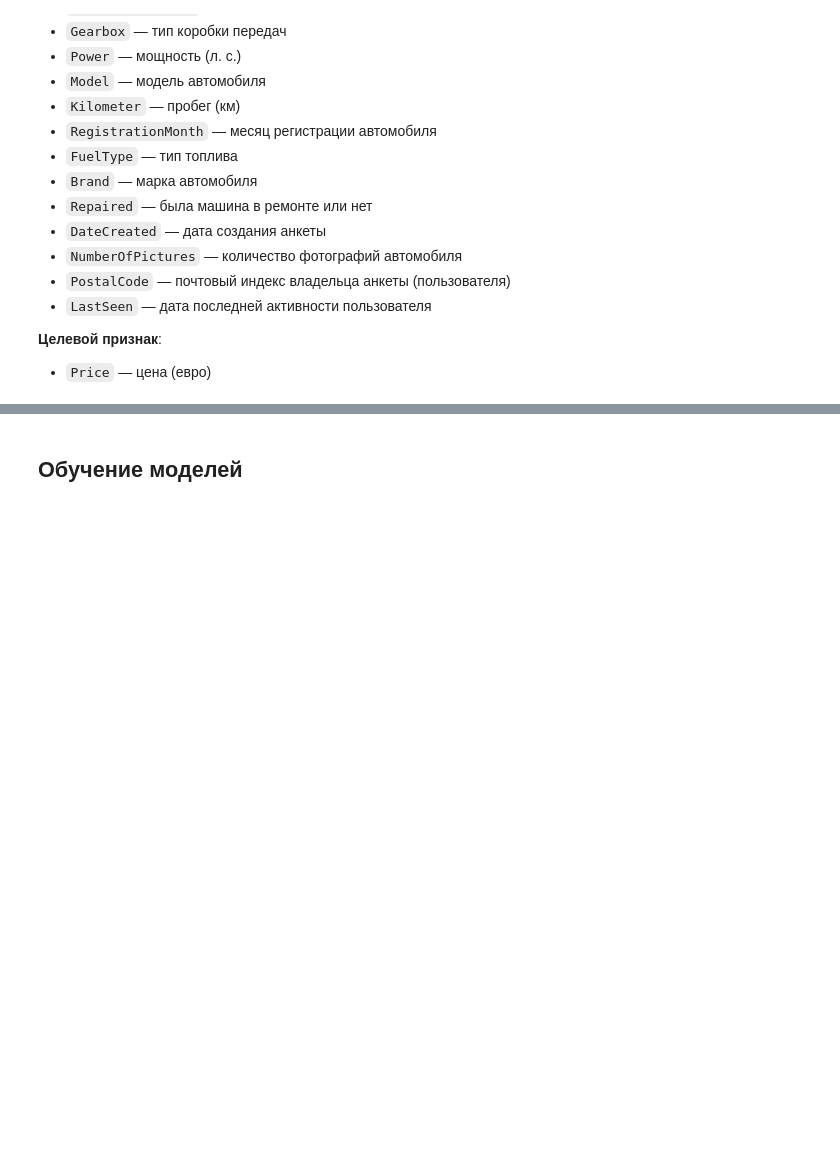
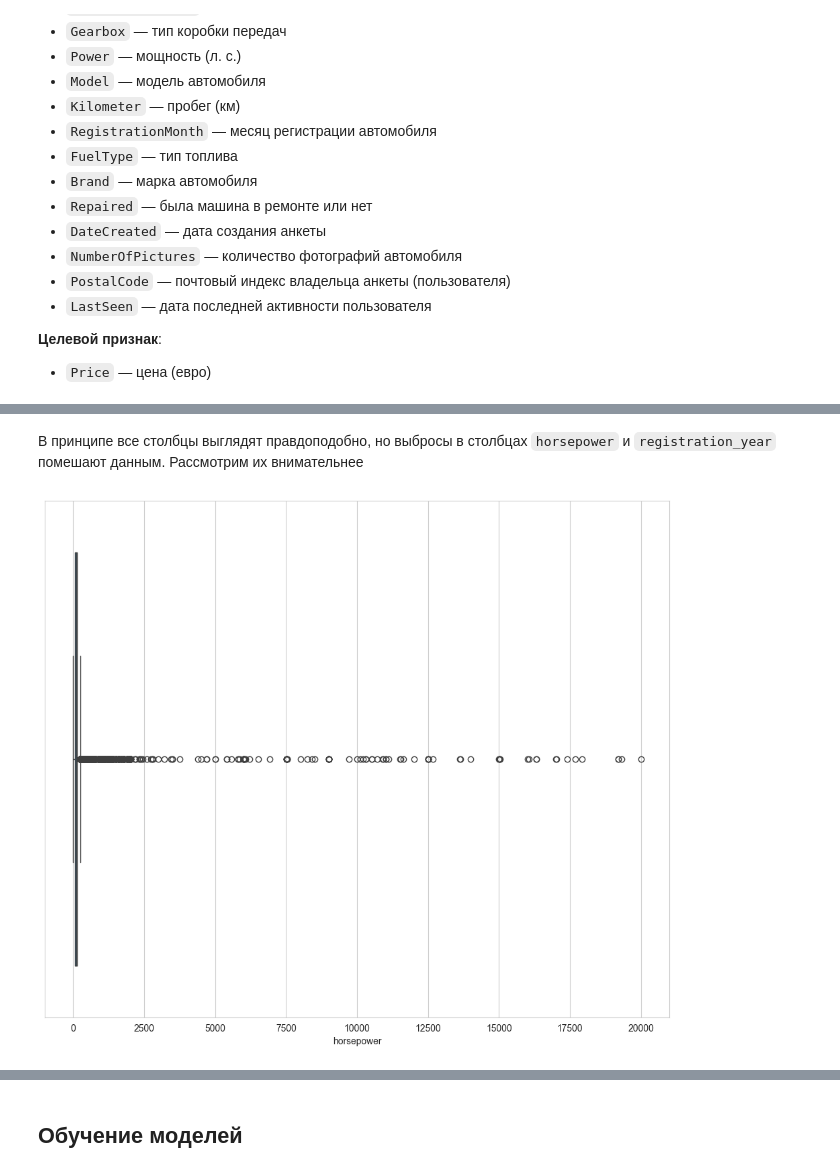
Before and after one commit to Moncervers/car_price_prediction, a Jupyter notebook: 15d5adf9-246c-4b56-a6a8-43d94bd8231e.ipynb, the cells around one changed output, grey strips where cells are left out. Saved outputs shown, nothing was run; the diff lists cells and outputs as text; code cells hidden in the pictures; blank space fills up the shorter version.

```diff
--- a/15d5adf9-246c-4b56-a6a8-43d94bd8231e.ipynb
+++ b/15d5adf9-246c-4b56-a6a8-43d94bd8231e.ipynb
@@ -49,0 +480,9 @@ except:
+# %% [markdown]
+В принципе все столбцы выглядят правдоподобно, но выбросы в столбцах `horsepower` и `registration_year` помешают данным. Рассмотрим их внимательнее
+# %%
+# Выводим диаграмму размаха для мощности машины
+plt.figure(figsize=(12, 10))
+sns.boxplot(data=df, x='horsepower')
+plt.show()
+# %% [output]
+[figure, added]
```
Also changed, not shown: parts of 41 cells of this notebook, 1 other file.
